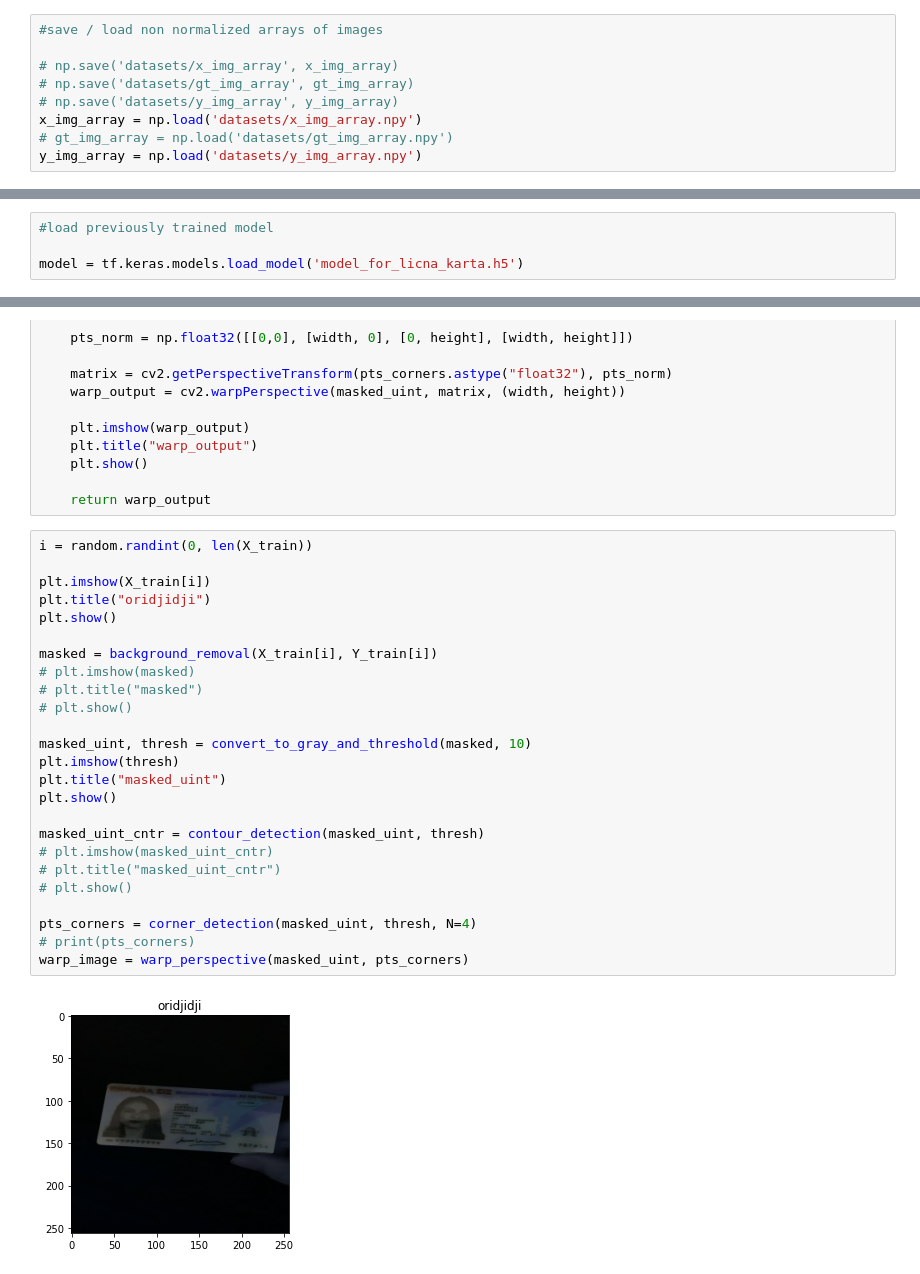
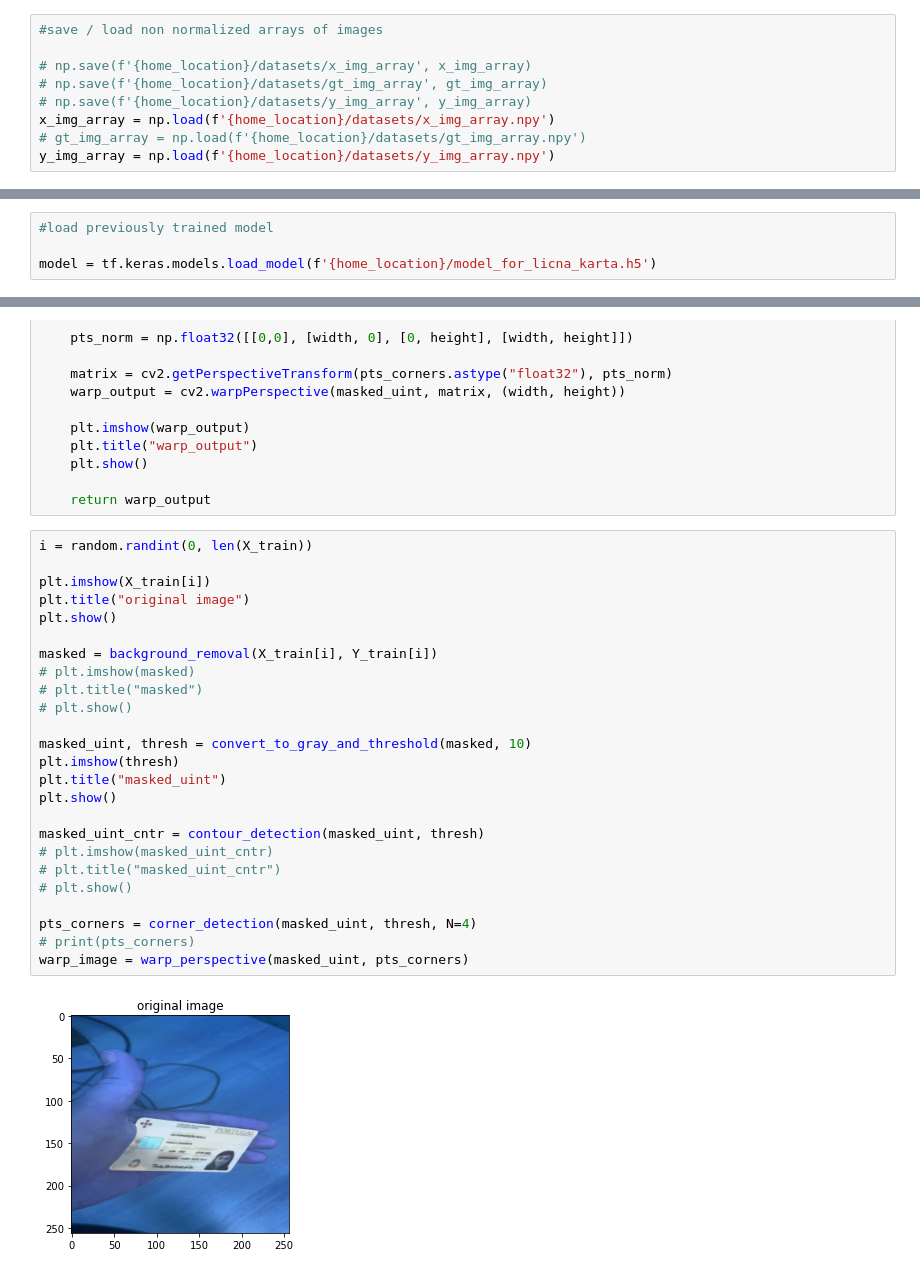
Before and after one commit to fataleror/id_verification, a Jupyter notebook: image_segmentation_licna_karta_v1.0_git.ipynb, the cells around one changed output, grey strips where cells are left out. Saved outputs shown, nothing was run; the diff lists cells and outputs as text.

```diff
--- a/image_segmentation_licna_karta_v1.0_git.ipynb
+++ b/image_segmentation_licna_karta_v1.0_git.ipynb
@@ -253,9 +254,9 @@ ids_location = 'ids/'
 # %%
 #save / load non normalized arrays of images
 
-# np.save('datasets/x_img_array', x_img_array)
-# np.save('datasets/gt_img_array', gt_img_array)
-# np.save('datasets/y_img_array', y_img_array)
-x_img_array = np.load('datasets/x_img_array.npy')
-# gt_img_array = np.load('datasets/gt_img_array.npy')
-y_img_array = np.load('datasets/y_img_array.npy')
+# np.save(f'{home_location}/datasets/x_img_array', x_img_array)
+# np.save(f'{home_location}/datasets/gt_img_array', gt_img_array)
+# np.save(f'{home_location}/datasets/y_img_array', y_img_array)
+x_img_array = np.load(f'{home_location}/datasets/x_img_array.npy')
+# gt_img_array = np.load(f'{home_location}/datasets/gt_img_array.npy')
+y_img_array = np.load(f'{home_location}/datasets/y_img_array.npy')
@@ -356,7 +359,7 @@ plt.show()
 # %%
 #load previously trained model
 
-model = tf.keras.models.load_model('model_for_licna_karta.h5')
+model = tf.keras.models.load_model(f'{home_location}/model_for_licna_karta.h5')
 # %%
 #perform prediction
 
@@ -513,27 +516,27 @@ def warp_perspective(masked_uint, pts_corners, width=200, height=126):
 # %%
 i = random.randint(0, len(X_train))
 
 plt.imshow(X_train[i])
-plt.title("oridjidji")
+plt.title("original image")
 plt.show()
 
 masked = background_removal(X_train[i], Y_train[i])
 # plt.imshow(masked)
 # plt.title("masked")
 # plt.show()
 
 masked_uint, thresh = convert_to_gray_and_threshold(masked, 10)
 plt.imshow(thresh)
 plt.title("masked_uint")
 plt.show()
 
 masked_uint_cntr = contour_detection(masked_uint, thresh)
 # plt.imshow(masked_uint_cntr)
 # plt.title("masked_uint_cntr")
 # plt.show()
 
 pts_corners = corner_detection(masked_uint, thresh, N=4)
 # print(pts_corners)
 warp_image = warp_perspective(masked_uint, pts_corners)
 # %% [output]
-[figure, old version]
+[figure, new version]
```
Also changed, not shown: parts of 13 cells of this notebook.
